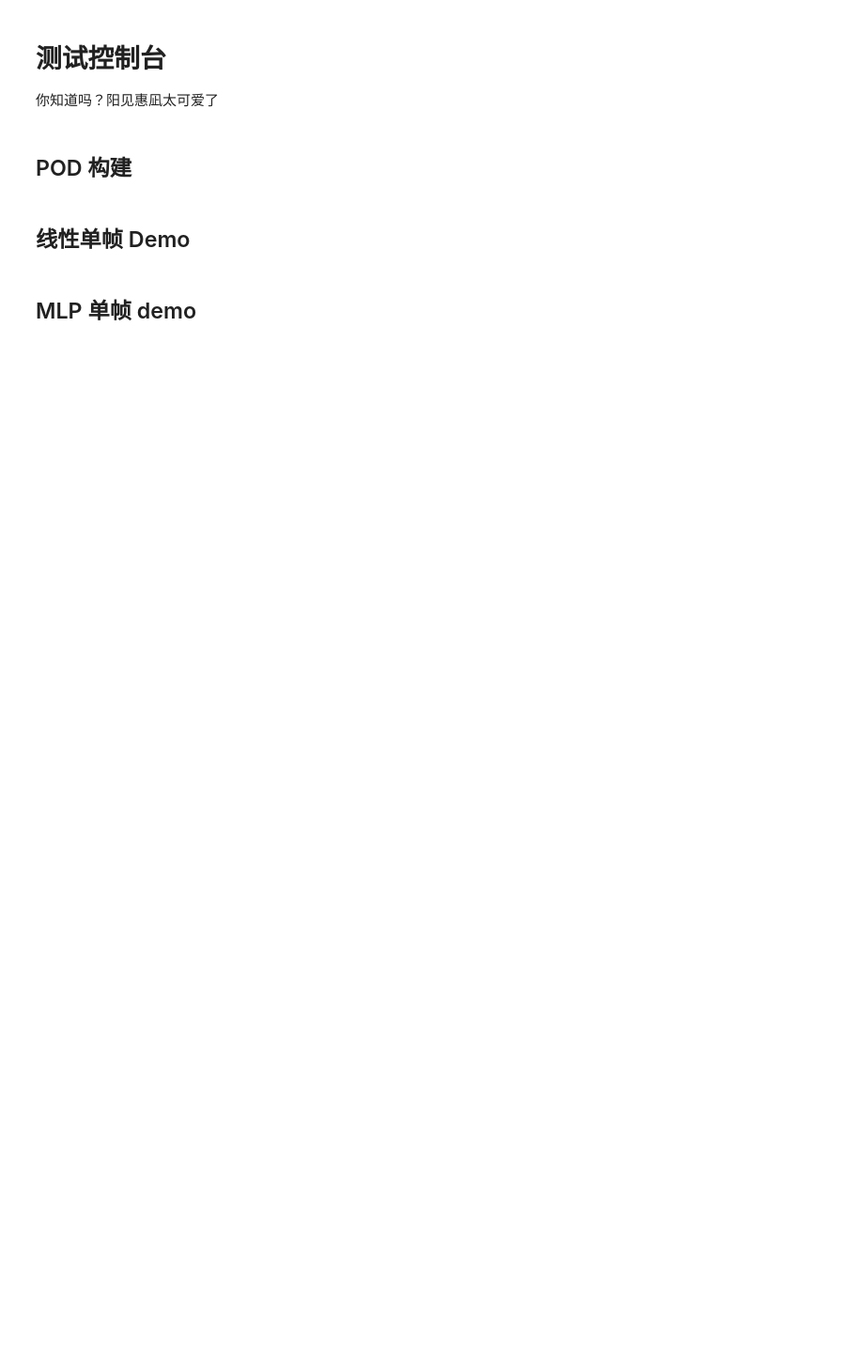
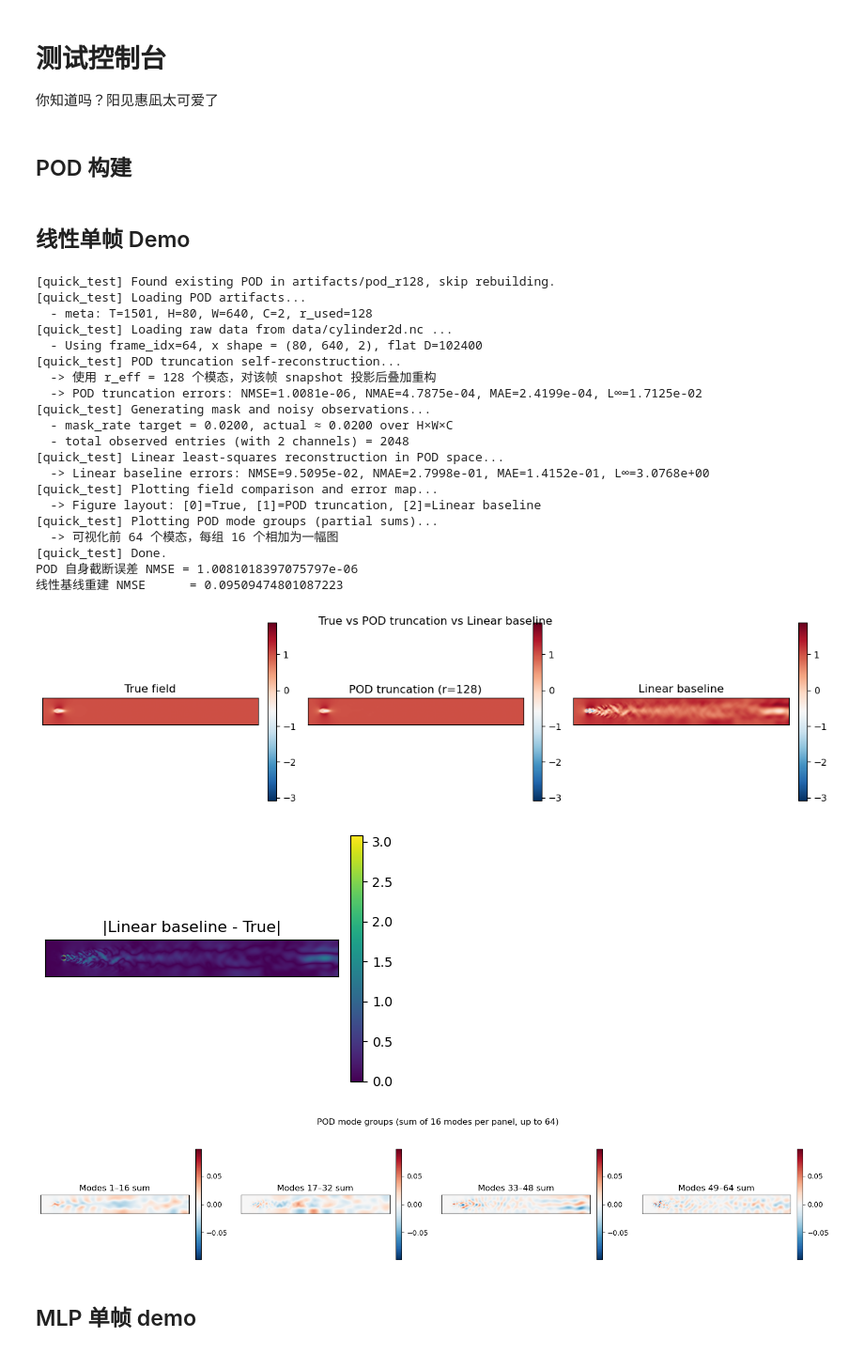
Before and after one commit to Flyingfish812/Ena, a Jupyter notebook: console.ipynb, the cells around one changed output. Shown at 94% size. Saved outputs shown, nothing was run; the diff lists cells and outputs as text; code cells hidden in the pictures; blank space fills up the shorter version.

```diff
--- a/console.ipynb
+++ b/console.ipynb
@@ -23,23 +23,47 @@ print("前10阶累计能量:", res["cum_energy"][:10])
 # %%
 from backend.pipeline import quick_test_linear_baseline
 
 res = quick_test_linear_baseline(
     nc_path="data/cylinder2d.nc",
     pod_dir="artifacts/pod_r128",
     r=128,
     center=True,
     var_keys=("u", "v"),
-    frame_idx=0,
+    frame_idx=64,
     mask_rate=0.02,
     noise_sigma=0.01,
     max_modes=64,      # 前 64 个模态
     modes_per_fig=16,  # 每 16 个为一组：q1-16, q17-32, q33-48, q49-64
     channel=0,
     verbose=True,
 )
 
 print("POD 自身截断误差 NMSE =", res["nmse_pod"])
 print("线性基线重建 NMSE      =", res["nmse_linear"])
+# %% [output]
+[quick_test] Found existing POD in artifacts/pod_r128, skip rebuilding.
+[quick_test] Loading POD artifacts...
+  - meta: T=1501, H=80, W=640, C=2, r_used=128
+[quick_test] Loading raw data from data/cylinder2d.nc ...
+  - Using frame_idx=64, x shape = (80, 640, 2), flat D=102400
+[quick_test] POD truncation self-reconstruction...
+  -> 使用 r_eff = 128 个模态，对该帧 snapshot 投影后叠加重构
+  -> POD truncation errors: NMSE=1.0081e-06, NMAE=4.7875e-04, MAE=2.4199e-04, L∞=1.7125e-02
+[quick_test] Generating mask and noisy observations...
+  - mask_rate target = 0.0200, actual ≈ 0.0200 over H×W×C
+  - total observed entries (with 2 channels) = 2048
+[quick_test] Linear least-squares reconstruction in POD space...
+  -> Linear baseline errors: NMSE=9.5095e-02, NMAE=2.7998e-01, MAE=1.4152e-01, L∞=3.0768e+00
+[quick_test] Plotting field comparison and error map...
+  -> Figure layout: [0]=True, [1]=POD truncation, [2]=Linear baseline
+[quick_test] Plotting POD mode groups (partial sums)...
+  -> 可视化前 64 个模态，每组 16 个相加为一幅图
+[quick_test] Done.
+POD 自身截断误差 NMSE = 1.0081018397075797e-06
+线性基线重建 NMSE      = 0.09509474801087223
+[figure, added]
+[figure, added]
+[figure, added]
 # %% [markdown]
 ## MLP 单帧 demo
 # %%
```
Also changed, not shown: parts of 2 cells of this notebook, 3 other files.
